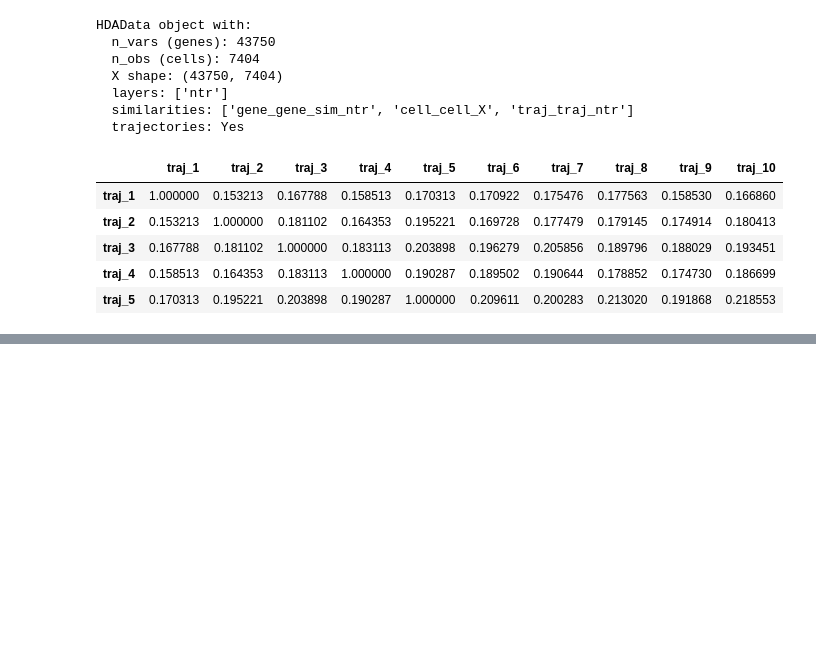
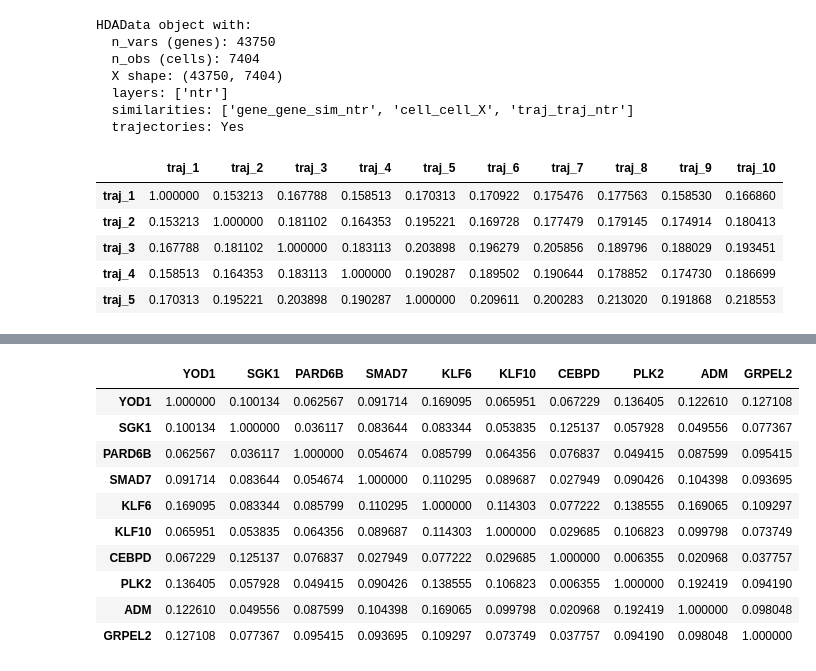
Before and after one commit to csw128/hdadata-package, a Jupyter notebook: src/myhda_ur/Milestone2_test.ipynb, the cells around one changed output, grey strips where cells are left out. Saved outputs shown, nothing was run; the diff lists cells and outputs as text; code cells hidden in the pictures; blank space fills up the shorter version.

```diff
--- a/src/myhda_ur/Milestone2_test.ipynb
+++ b/src/myhda_ur/Milestone2_test.ipynb
@@ -122,0 +199,14 @@ plot_heatmap(df4, "trajectories")
+# %%
+data.similarities["gene_gene_sim_ntr"]
+# %% [output]
+|  | YOD1 | SGK1 | PARD6B | SMAD7 | KLF6 | KLF10 | CEBPD | PLK2 | ADM | GRPEL2 |
+| YOD1 | 1.000000 | 0.100134 | 0.062567 | 0.091714 | 0.169095 | 0.065951 | 0.067229 | 0.136405 | 0.122610 | 0.127108 |
+| SGK1 | 0.100134 | 1.000000 | 0.036117 | 0.083644 | 0.083344 | 0.053835 | 0.125137 | 0.057928 | 0.049556 | 0.077367 |
+| PARD6B | 0.062567 | 0.036117 | 1.000000 | 0.054674 | 0.085799 | 0.064356 | 0.076837 | 0.049415 | 0.087599 | 0.095415 |
+| SMAD7 | 0.091714 | 0.083644 | 0.054674 | 1.000000 | 0.110295 | 0.089687 | 0.027949 | 0.090426 | 0.104398 | 0.093695 |
+| KLF6 | 0.169095 | 0.083344 | 0.085799 | 0.110295 | 1.000000 | 0.114303 | 0.077222 | 0.138555 | 0.169065 | 0.109297 |
+| KLF10 | 0.065951 | 0.053835 | 0.064356 | 0.089687 | 0.114303 | 1.000000 | 0.029685 | 0.106823 | 0.099798 | 0.073749 |
+| CEBPD | 0.067229 | 0.125137 | 0.076837 | 0.027949 | 0.077222 | 0.029685 | 1.000000 | 0.006355 | 0.020968 | 0.037757 |
+| PLK2 | 0.136405 | 0.057928 | 0.049415 | 0.090426 | 0.138555 | 0.106823 | 0.006355 | 1.000000 | 0.192419 | 0.094190 |
+| ADM | 0.122610 | 0.049556 | 0.087599 | 0.104398 | 0.169065 | 0.099798 | 0.020968 | 0.192419 | 1.000000 | 0.098048 |
+| GRPEL2 | 0.127108 | 0.077367 | 0.095415 | 0.093695 | 0.109297 | 0.073749 | 0.037757 | 0.094190 | 0.098048 | 1.000000 |
```
Also changed, not shown: parts of 19 cells of this notebook, 5 other files.
